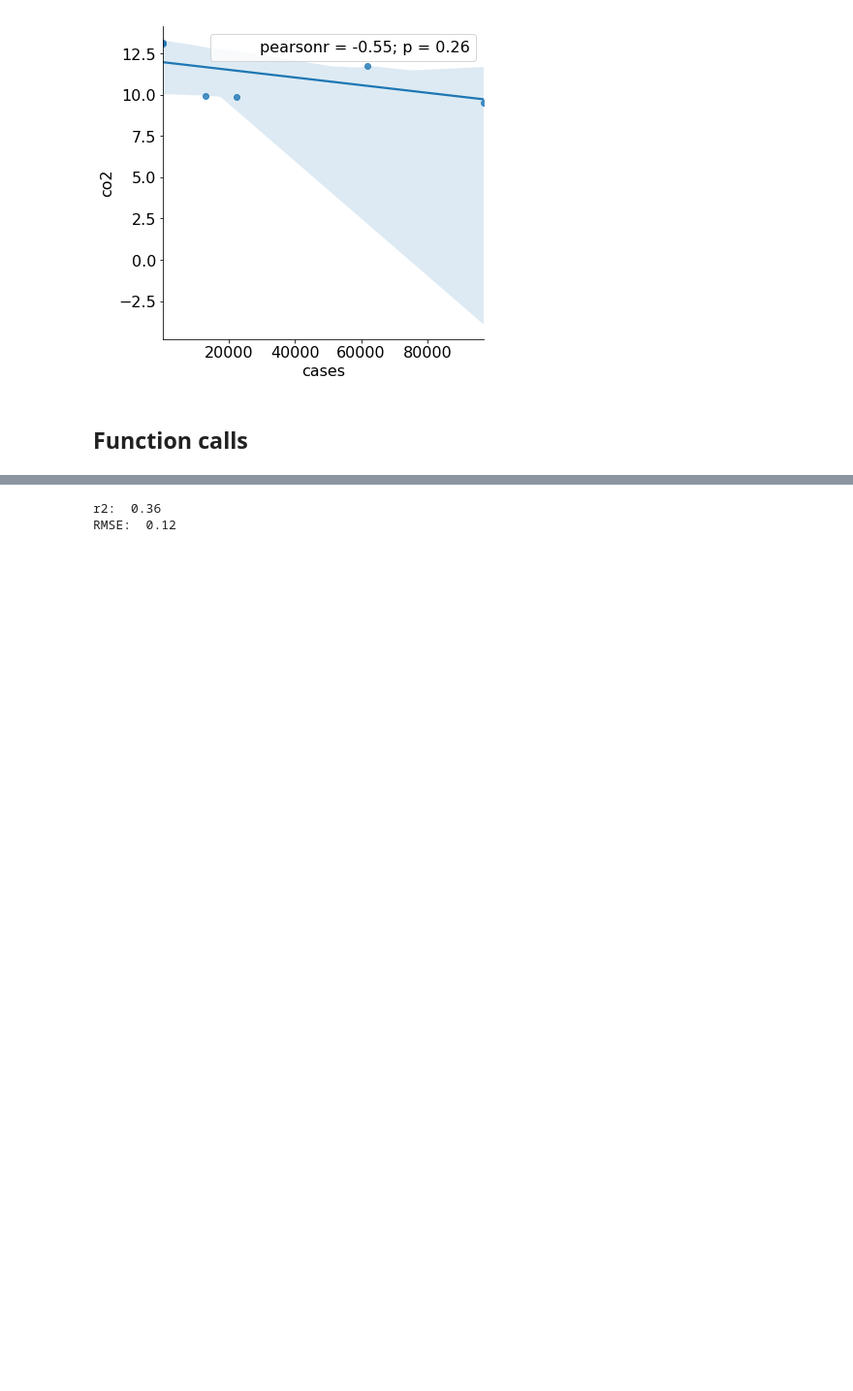
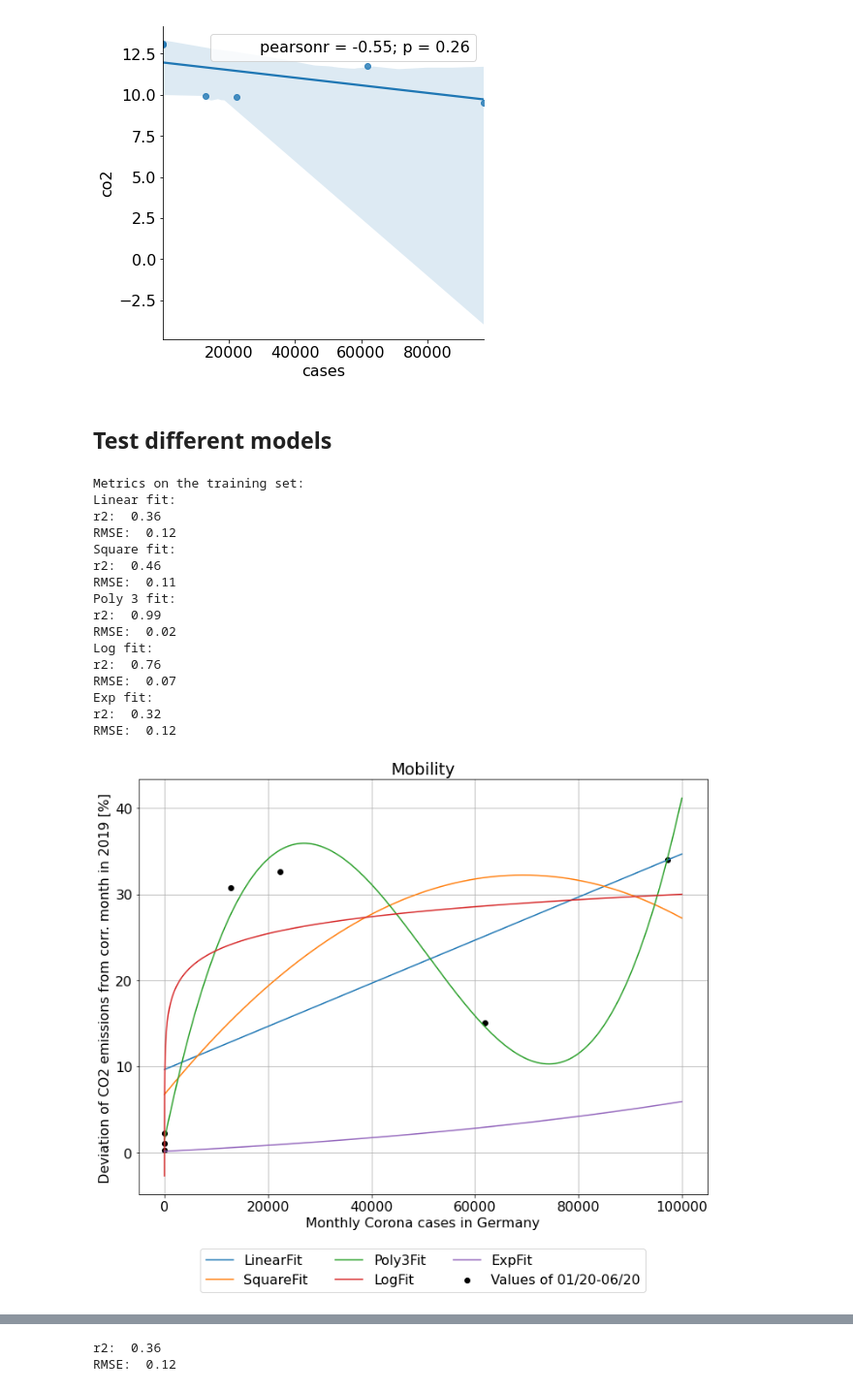
Before and after one commit to hannesk95/AMI, a Jupyter notebook: models/CoronaMapping/CoronaMapping.ipynb, the cells around one changed output, grey strips where cells are left out. Shown: that part at 97% size. Cells and saved outputs as stored; diff of their text form; code cells hidden in the pictures; blank space fills up the shorter version.

Commit message:
Model evaluation for Corona Mapping

```diff
--- a/models/CoronaMapping/CoronaMapping.ipynb
+++ b/models/CoronaMapping/CoronaMapping.ipynb
@@ -142,5 +238,25 @@ g.ax_marg_x.set_axis_off()
 g.ax_marg_y.set_axis_off()
 # %% [output]
 [figure]
-# %% [markdown]
-## Function calls
+# %% [markdown]
+## Test different models
+# %%
+EvaluateModels(df_cor, df_co2, sector='Mobility')
+# %% [output]
+Metrics on the training set:
+Linear fit:
+r2:  0.36
+RMSE:  0.12
+Square fit:
+r2:  0.46
+RMSE:  0.11
+Poly 3 fit:
+r2:  0.99
+RMSE:  0.02
+Log fit:
+r2:  0.76
+RMSE:  0.07
+Exp fit:
+r2:  0.32
+RMSE:  0.12
+[figure, added]
```
Also changed, not shown: parts of 12 cells of this notebook, 2 other files.
